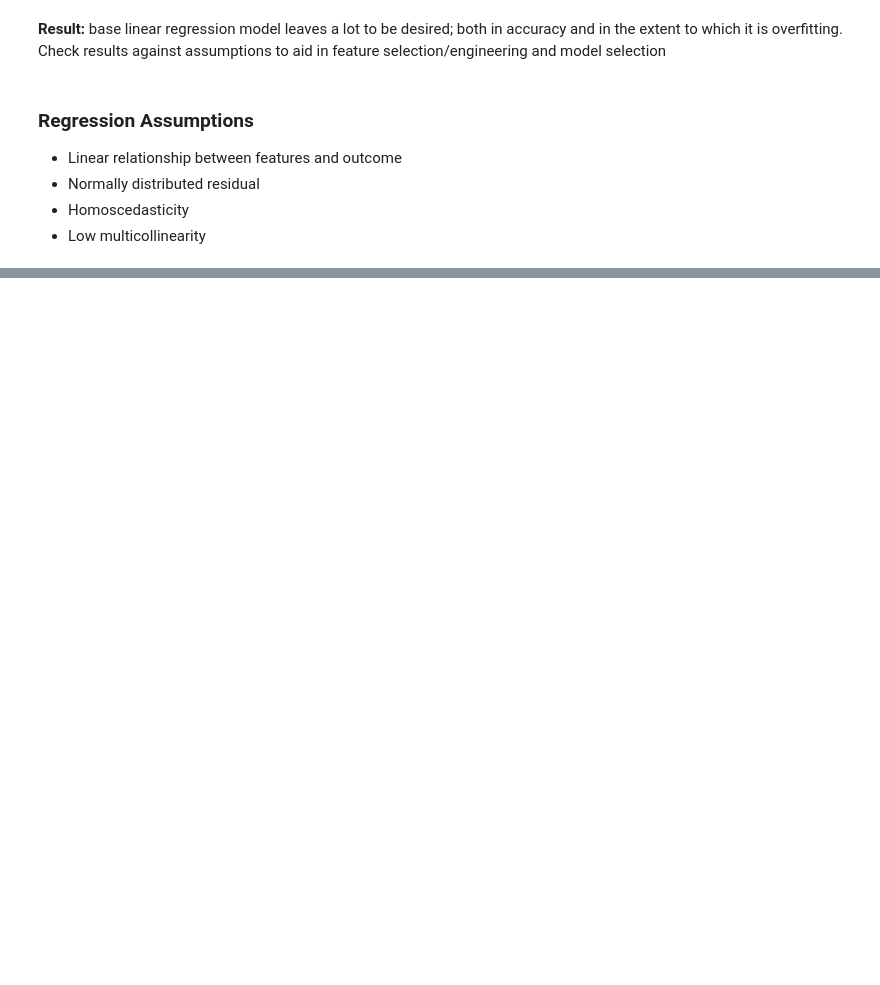
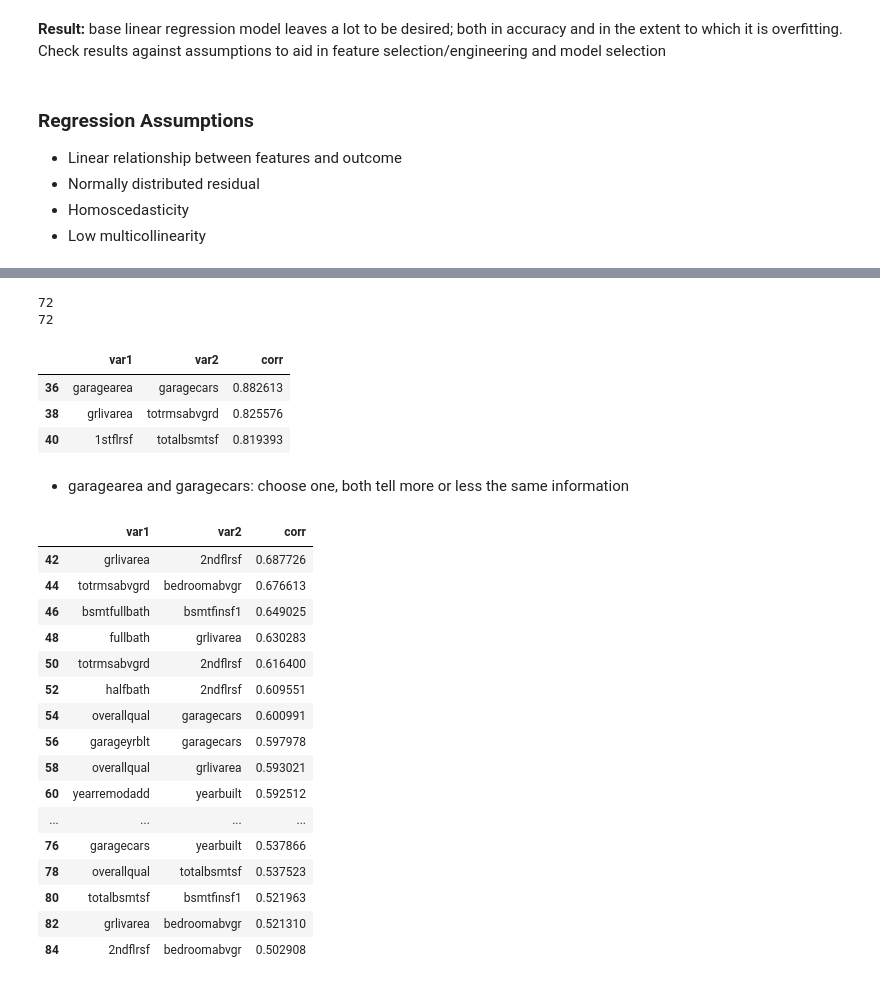
Before and after one commit to brianmcguckin/thinkful_unit_03_capstone, a Jupyter notebook: unit_03_capstone.ipynb, the cells around one changed output, grey strips where cells are left out. Saved outputs shown, nothing was run; the diff lists cells and outputs as text; code cells hidden in the pictures; blank space fills up the shorter version.

```diff
--- a/unit_03_capstone.ipynb
+++ b/unit_03_capstone.ipynb
@@ -396,0 +407,48 @@ plt.show()
+# %%
+c = df_corr.corr()
+s = c.unstack()
+so = pd.DataFrame(s.sort_values(ascending=False))
+so = so.reset_index()
+so.columns = ['var1', 'var2', 'corr']
+so = so[so['corr'] < 1]
+so.drop_duplicates(subset='corr', keep='first', inplace=True)
+
+#set some dfs for positively correlated variables
+corr_strong = so[so['corr'] >= 0.7]
+corr_mod = so[(so['corr'] < .7) & (so['corr'] >= .5)]
+corr_weak = so[(so['corr'] < .5) & (so['corr'] >= .3)]
+corr_pos = pd.concat([corr_strong,corr_mod,corr_weak])
+print(len(corr_strong) + len(corr_mod) + len(corr_weak))
+print(len(corr_pos))
+# %% [output]
+72
+72
+# %%
+corr_strong
+# %% [output]
+|  | var1 | var2 | corr |
+| 36 | garagearea | garagecars | 0.882613 |
+| 38 | grlivarea | totrmsabvgrd | 0.825576 |
+| 40 | 1stflrsf | totalbsmtsf | 0.819393 |
+# %% [markdown]
+- garagearea and garagecars: choose one, both tell more or less the same information
+# %%
+corr_mod
+# %% [output]
+|  | var1 | var2 | corr |
+| 42 | grlivarea | 2ndflrsf | 0.687726 |
+| 44 | totrmsabvgrd | bedroomabvgr | 0.676613 |
+| 46 | bsmtfullbath | bsmtfinsf1 | 0.649025 |
+| 48 | fullbath | grlivarea | 0.630283 |
+| 50 | totrmsabvgrd | 2ndflrsf | 0.616400 |
+| 52 | halfbath | 2ndflrsf | 0.609551 |
+| 54 | overallqual | garagecars | 0.600991 |
+| 56 | garageyrblt | garagecars | 0.597978 |
+| 58 | overallqual | grlivarea | 0.593021 |
+| 60 | yearremodadd | yearbuilt | 0.592512 |
+| ... | ... | ... | ... |
+| 76 | garagecars | yearbuilt | 0.537866 |
+| 78 | overallqual | totalbsmtsf | 0.537523 |
+| 80 | totalbsmtsf | bsmtfinsf1 | 0.521963 |
+| 82 | grlivarea | bedroomabvgr | 0.521310 |
+| 84 | 2ndflrsf | bedroomabvgr | 0.502908 |
```
Also changed, not shown: parts of 7 cells of this notebook, 2 other files.
